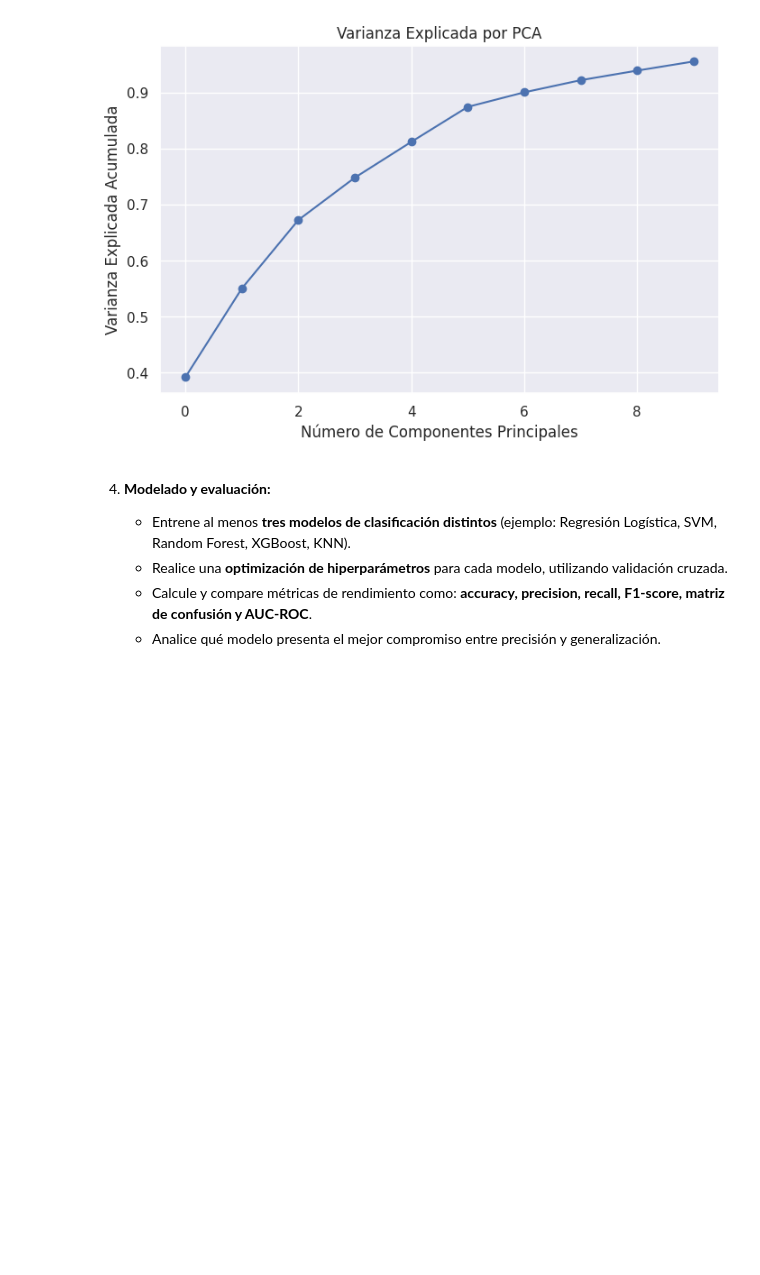
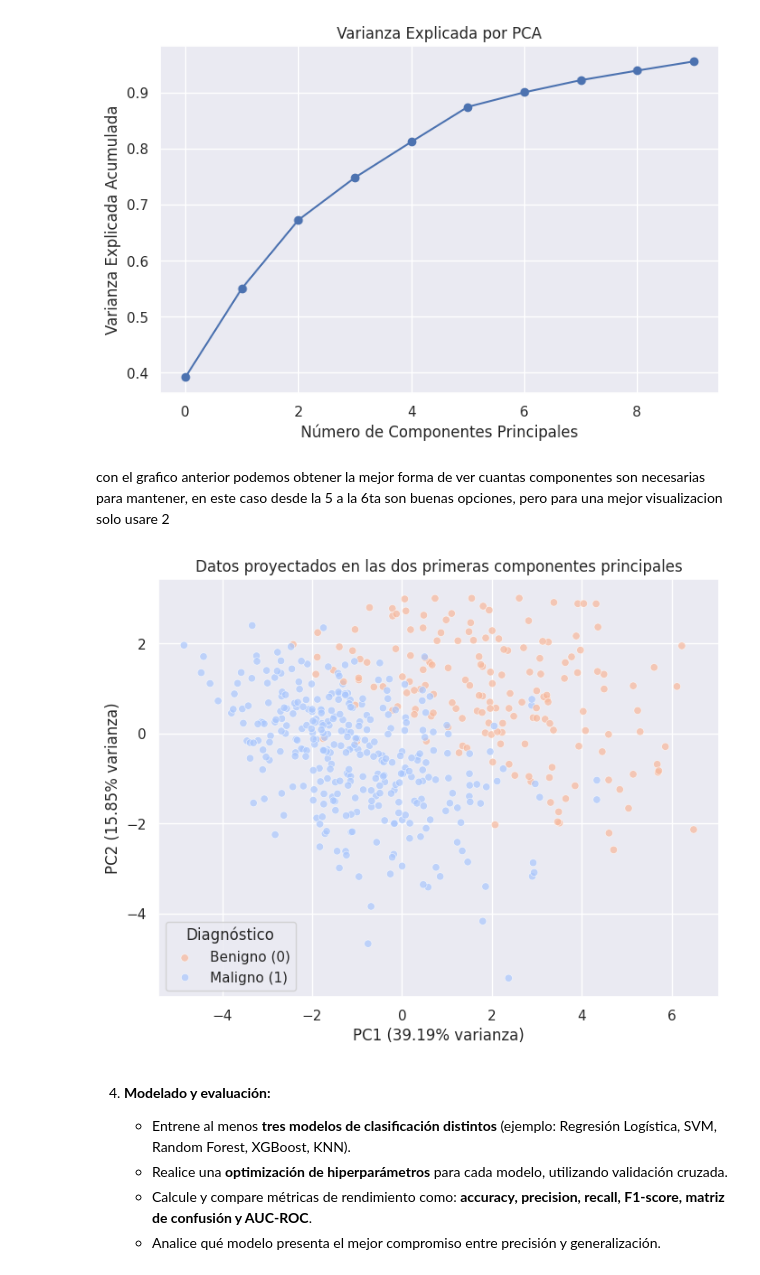
Before and after one commit to baitiarecorvalan/MAT281-Entregables, a Jupyter notebook: docs/codes/labs/lab_09.ipynb, the cells around one changed output. Saved outputs shown, nothing was run; the diff lists cells and outputs as text; code cells hidden in the pictures; blank space fills up the shorter version.

```diff
--- a/docs/codes/labs/lab_09.ipynb
+++ b/docs/codes/labs/lab_09.ipynb
@@ -245,6 +245,26 @@ plt.grid(True)
 plt.show()
 # %% [output]
 [figure]
+# %% [markdown]
+con el grafico anterior podemos obtener la mejor forma de ver cuantas componentes son necesarias para mantener, en este caso desde la 5 a la 6ta son buenas opciones, pero para una mejor visualizacion solo usare 2
+# %%
+pca_d=PCA(n_components=2)
+x_pca_d=pca_d.fit_transform(x_sin_outliers)
+pca_df=pd.DataFrame({
+    'PC1':x_pca_d[:,0],
+    'PC2':x_pca_d[:,1],
+    'diagnosis':y_sin_outliers.values
+})
+#graficamos los datos
+plt.figure(figsize=(8,6))
+sns.scatterplot(x='PC1',y='PC2', hue='diagnosis', palette='coolwarm', data=pca_df, alpha=0.7)
+plt.title('Datos proyectados en las dos primeras componentes principales')
+plt.xlabel(f'PC1 ({explained_var[0]*100:.2f}% varianza)')
+plt.ylabel(f'PC2 ({explained_var[1]*100:.2f}% varianza)')
+plt.legend(title='Diagnóstico', labels=['Benigno (0)', 'Maligno (1)'])
+plt.show()
+# %% [output]
+[figure, added]
 # %% [markdown]
 
 4. **Modelado y evaluación:**
```
